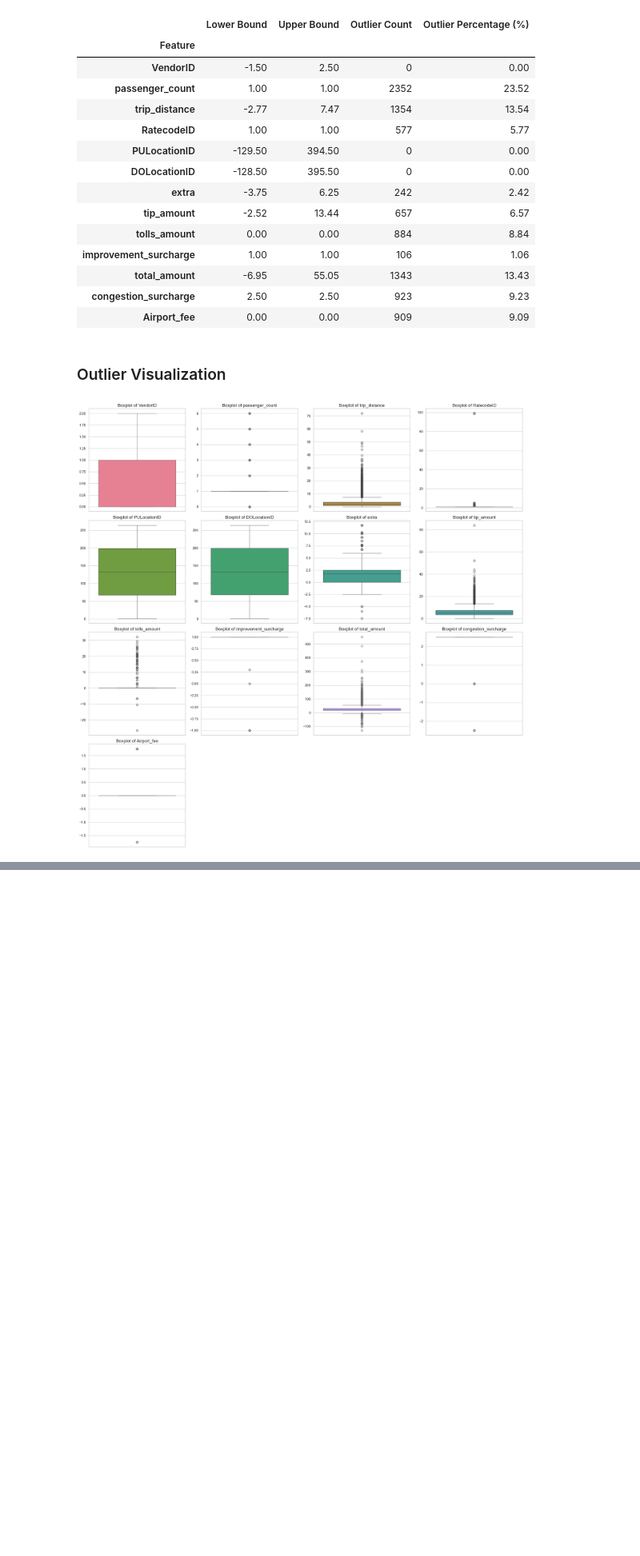
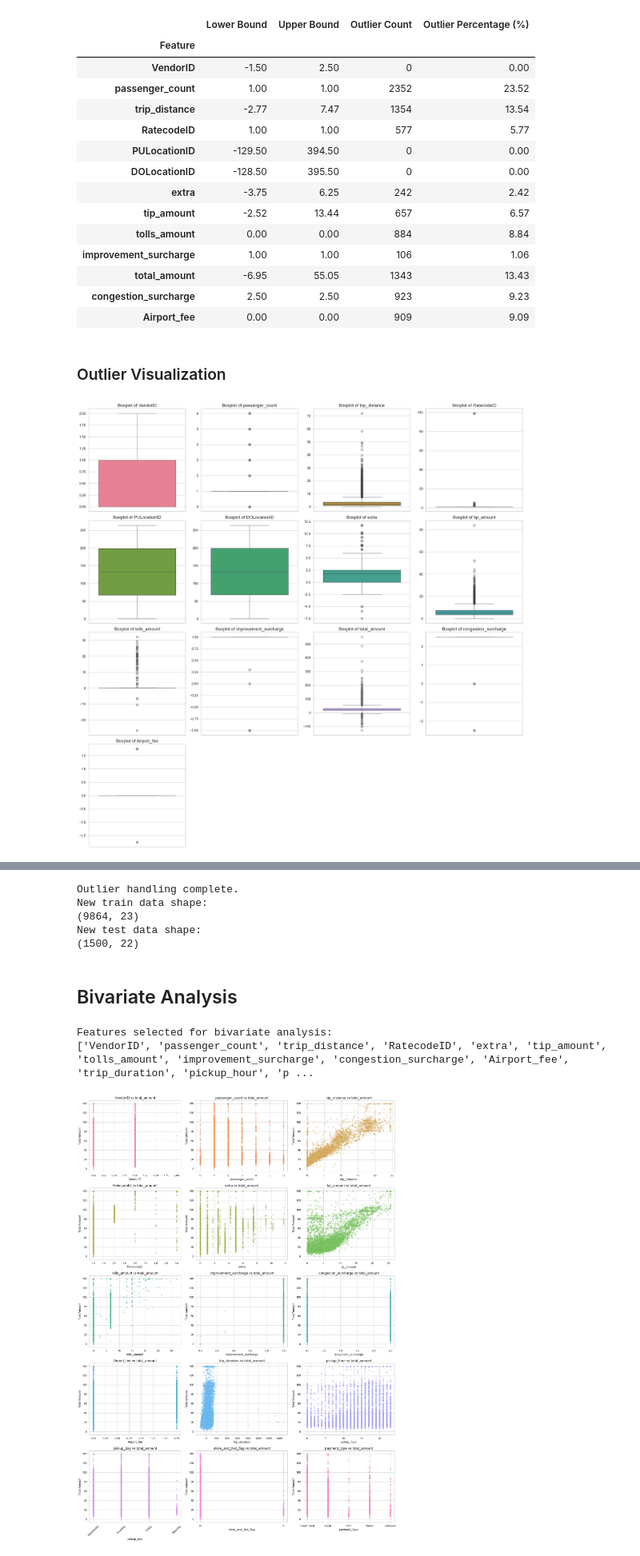
Before and after one commit to k26rahul/machine-learning-practice, a Jupyter notebook: kaggle-assignment-1/main.ipynb, the cells around one changed output, grey strips where cells are left out. Shown at 80% size. Cells and saved outputs as stored; diff of their text form; code cells hidden in the pictures; blank space fills up the shorter version.

```diff
--- a/kaggle-assignment-1/main.ipynb
+++ b/kaggle-assignment-1/main.ipynb
@@ -488,0 +638,67 @@ plt.tight_layout()
+# %%
+print("Outlier handling complete.")
+print("New train data shape:")
+print(train.shape)
+print("New test data shape:")
+print(test.shape)
+# %% [output]
+Outlier handling complete.
+New train data shape:
+(9864, 23)
+New test data shape:
+(1500, 22)
+# %% [markdown]
+## Bivariate Analysis
+# %%
+# Only exclude the location IDs
+id_columns = ['PULocationID', 'DOLocationID']
+
+# Filter numerical columns (excluding IDs and the target variable)
+features_to_plot = [
+    col for col in numerical_cols if col not in id_columns and col != 'total_amount'
+]
+
+# Add the temporal features, engineered duration, and remaining categorical flags
+features_to_plot.extend([
+    'trip_duration',
+    'pickup_hour',
+    'pickup_day',
+    'store_and_fwd_flag',
+    'payment_type'
+])
+
+print("Features selected for bivariate analysis:")
+print(features_to_plot)
+# %% [output]
+Features selected for bivariate analysis:
+['VendorID', 'passenger_count', 'trip_distance', 'RatecodeID', 'extra', 'tip_amount', 'tolls_amount', 'improvement_surcharge', 'congestion_surcharge', 'Airport_fee', 'trip_duration', 'pickup_hour', 'p ...
+# %%
+# Set up the plot grid
+n_cols = 3
+n_rows = (len(features_to_plot) + n_cols - 1) // n_cols
+
+_ = plt.figure(figsize=(18, 5 * n_rows))
+_ = sns.set_theme(style="whitegrid")
+
+for i, col in enumerate(features_to_plot):
+  _ = plt.subplot(n_rows, n_cols, i + 1)
+
+  # Scatter plot with alpha for density visibility
+  _ = sns.scatterplot(
+      x=train[col],
+      y=train['total_amount'],
+      alpha=0.3,
+      color=sns.color_palette("husl", len(features_to_plot))[i]
+  )
+
+  _ = plt.title(f"{col} vs total_amount", fontsize=14)
+  _ = plt.ylabel("Total Amount")
+  _ = plt.xlabel(col)
+
+  # Rotate x-labels for categorical/temporal columns for better readability
+  if col == 'pickup_day':
+    _ = plt.xticks(rotation=45)
+
+plt.tight_layout()
+# %% [output]
+[figure, added]
```
Also changed, not shown: parts of 77 cells of this notebook, 1 other file.
